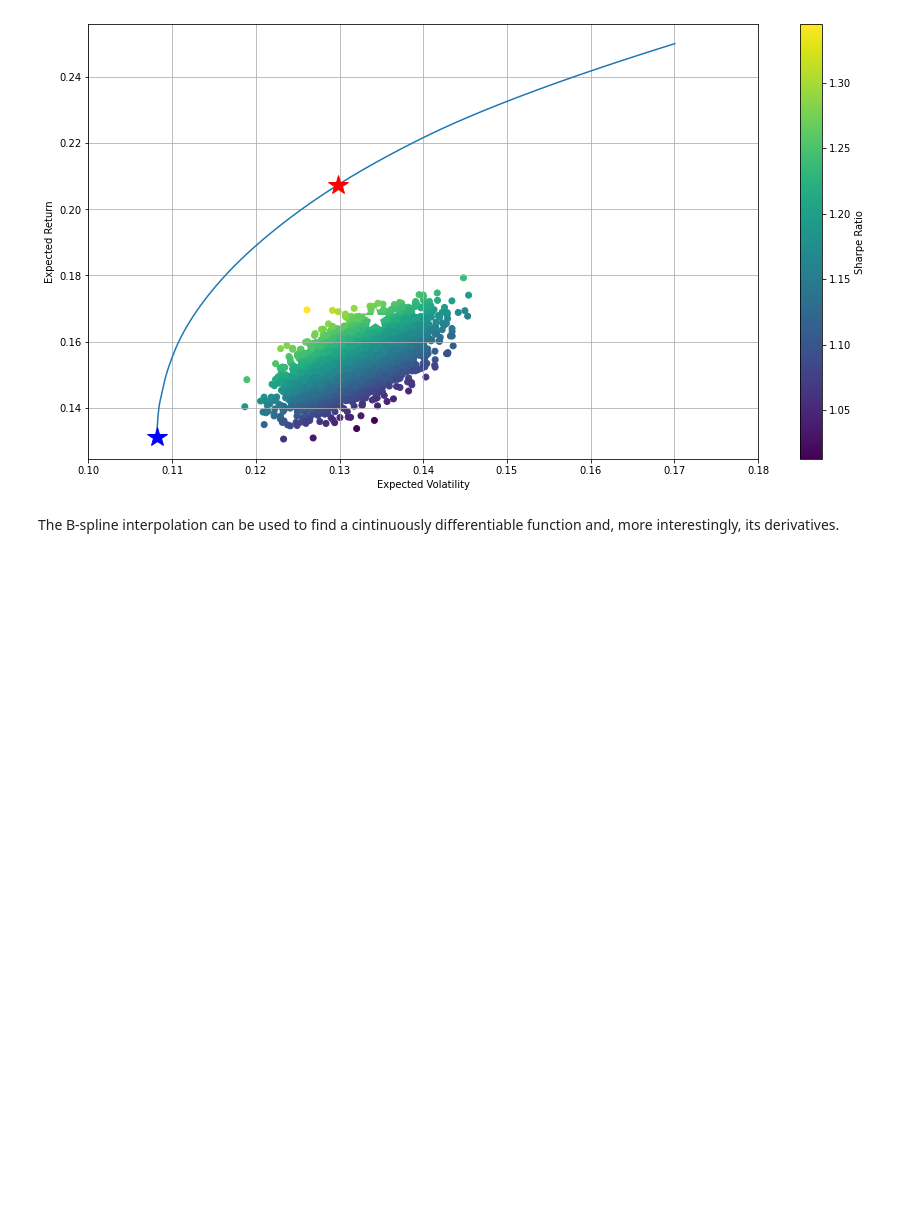
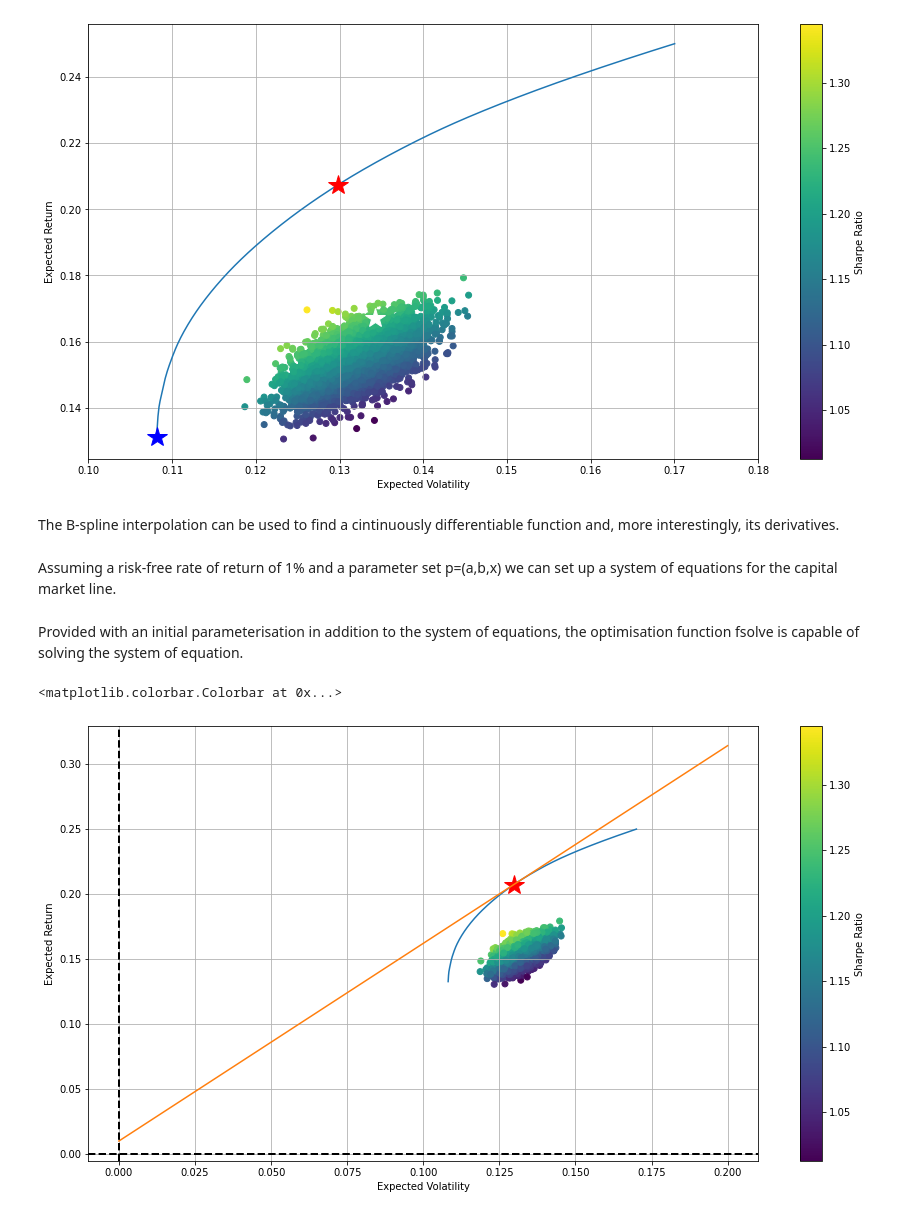
Before and after one commit to JoBe10/Mean_Variance_Portfolio_Optimisation, a Jupyter notebook: Efficient_Frontiers.ipynb, the cells around one changed output. Drawn from its saved outputs; the diff is of its cells as text; code cells hidden in the pictures; blank space fills up the shorter version.

```diff
--- a/Efficient_Frontiers.ipynb
+++ b/Efficient_Frontiers.ipynb
@@ -483,3 +470,35 @@ def f(x):
 # Define te first derivate function of f(x)
 def df(x):
     return sci.splev(x, tck, der=1)
+# %% [markdown]
+Assuming a risk-free rate of return of 1% and a parameter set p=(a,b,x) we can set up a system of equations for the capital market line.
+# %%
+def cml_conditions(p, rf=0.01):
+    eq1 = rf - p[0]
+    eq2 = rf + p[1] * p[2] - f(p[2])
+    eq3 = p[1] - df(p[2])
+    return eq1, eq2, eq3
+# %% [markdown]
+Provided with an initial parameterisation in addition to the system of equations, the optimisation function fsolve is capable of solving the system of equation.
+# %%
+# Solve for the parameters of the Capital Market Line
+cml = sco.fsolve(cml_conditions, [0.01, 0.5, 0.15])
+# %%
+# Create input variable for CML
+cx = np.linspace(0.0, 0.2)
+# %%
+# Plot the resulting Capital Market Line together with the efficient frontier
+plt.figure(figsize=(15, 8))
+plt.scatter(ptf_stds, ptf_rs, c=ptf_rs/ptf_stds, marker='o') # Random portfolios
+plt.plot(x_range, bspline) # Efficient Frontier
+plt.plot(ptf_stats(opts['x'])[1], ptf_stats(opts['x'])[0], 'r*', markersize=20.0) # Maximum Sharpe ratio portfolio
+plt.plot(cx, cml[0] + cml[1] * cx, lw=1.5)
+plt.grid(True)
+plt.axhline(0, color='k', ls='--', lw=2.0)
+plt.axvline(0, color='k', ls='--', lw=2.0)
+plt.xlabel('Expected Volatility')
+plt.ylabel('Expected Return')
+plt.colorbar(label='Sharpe Ratio')
+# %% [output]
+<matplotlib.colorbar.Colorbar at 0x...>
+[figure, added]
```
Also changed, not shown: parts of 31 cells of this notebook.
